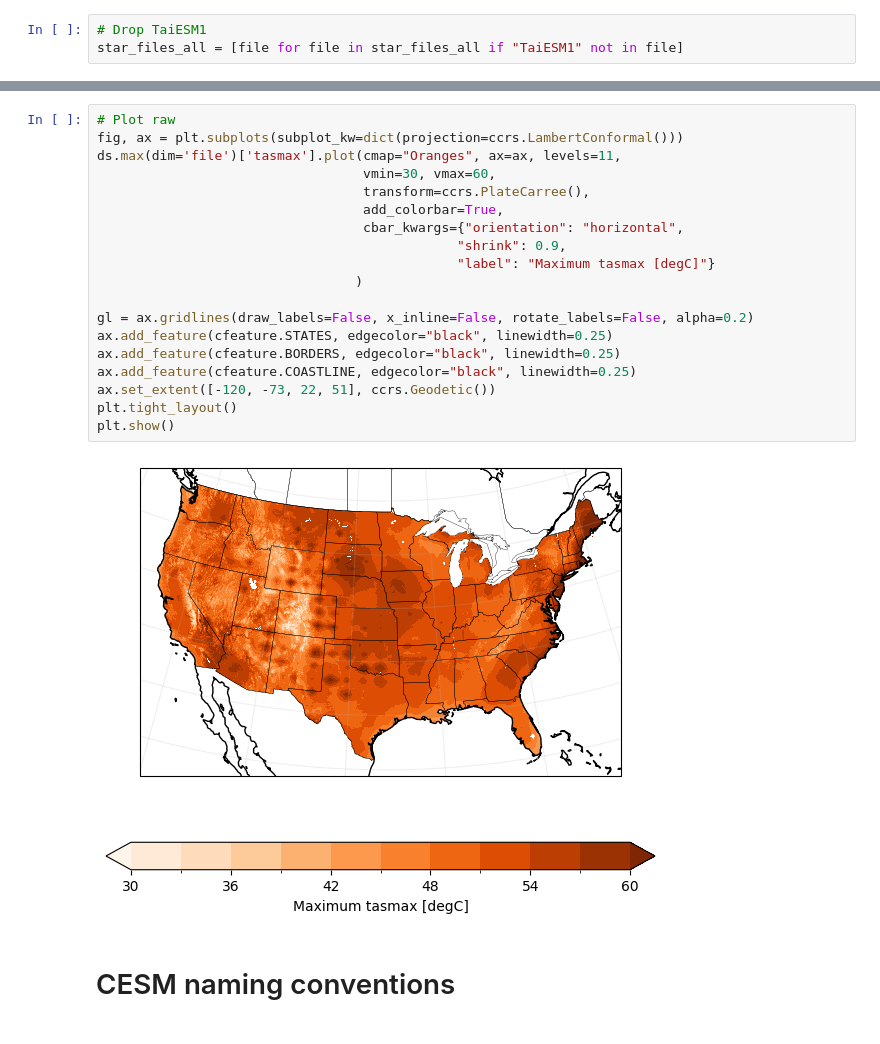
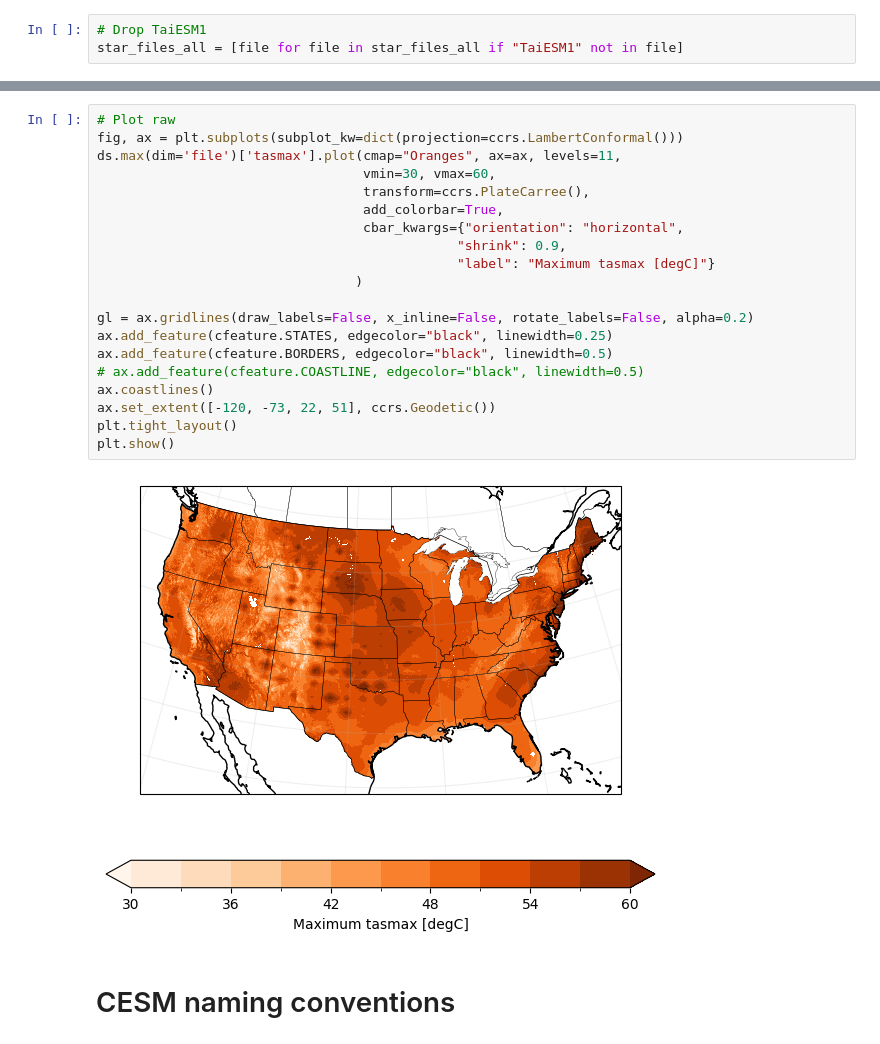
Before and after one commit to david0811/conus_comparison_lafferty-etal-2024, a Jupyter notebook: scripts/99_other_checks.ipynb, the cells around one changed output, grey strips where cells are left out. Drawn from its saved outputs; the diff is of its cells as text.

```diff
--- a/scripts/99_other_checks.ipynb
+++ b/scripts/99_other_checks.ipynb
@@ -64,24 +64,25 @@ Wall time: 34.1 s
 # %%
 # Plot raw
 fig, ax = plt.subplots(subplot_kw=dict(projection=ccrs.LambertConformal()))
 ds.max(dim='file')['tasmax'].plot(cmap="Oranges", ax=ax, levels=11,
                                   vmin=30, vmax=60,
                                   transform=ccrs.PlateCarree(),
                                   add_colorbar=True,
                                   cbar_kwargs={"orientation": "horizontal",
                                               "shrink": 0.9,
                                               "label": "Maximum tasmax [degC]"}
                                  )
 
 gl = ax.gridlines(draw_labels=False, x_inline=False, rotate_labels=False, alpha=0.2)
 ax.add_feature(cfeature.STATES, edgecolor="black", linewidth=0.25)
-ax.add_feature(cfeature.BORDERS, edgecolor="black", linewidth=0.25)
-ax.add_feature(cfeature.COASTLINE, edgecolor="black", linewidth=0.25)
+ax.add_feature(cfeature.BORDERS, edgecolor="black", linewidth=0.5)
+# ax.add_feature(cfeature.COASTLINE, edgecolor="black", linewidth=0.5)
+ax.coastlines()
 ax.set_extent([-120, -73, 22, 51], ccrs.Geodetic())
 plt.tight_layout()
 plt.show()
 # %% [output]
-[figure, old version]
+[figure, new version]
 # %% [markdown]
 # CESM naming conventions
 # %%
```
Also changed, not shown: parts of 1 cell of this notebook, 17 other files.
